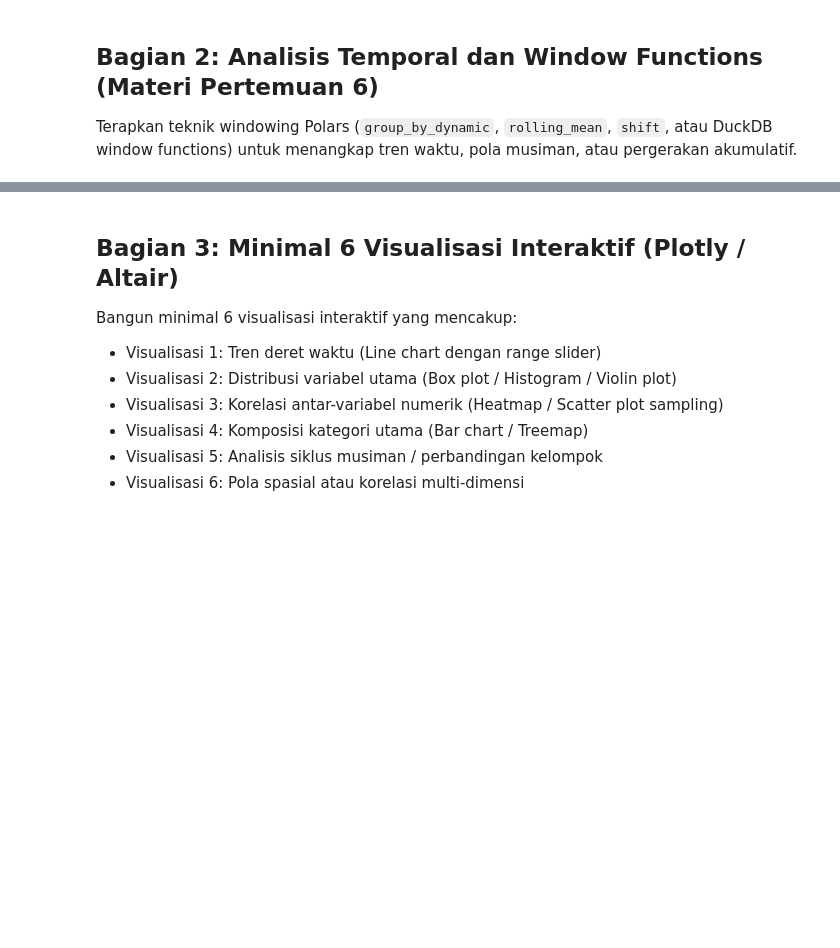
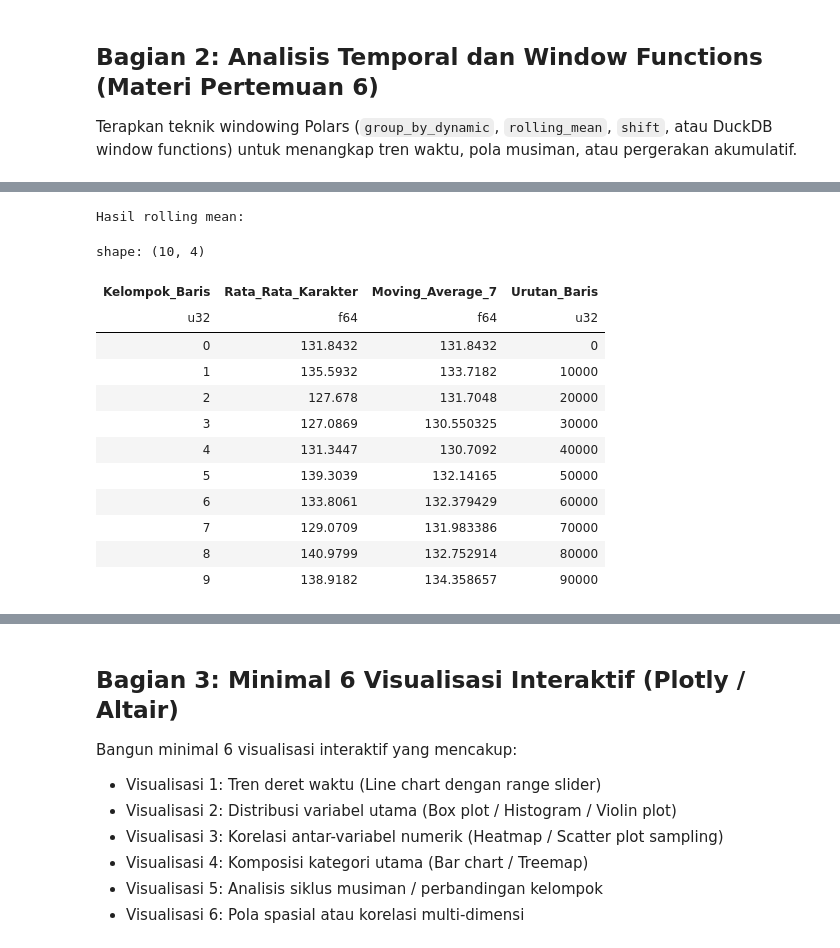
Before and after one commit to dafanusa/tugas1-abd-2026, a Jupyter notebook: notebooks/03_eda_and_insights.ipynb, the cells around one changed output, grey strips where cells are left out. Saved outputs shown, nothing was run; the diff lists cells and outputs as text; code cells hidden in the pictures; blank space fills up the shorter version.

```diff
--- a/notebooks/03_eda_and_insights.ipynb
+++ b/notebooks/03_eda_and_insights.ipynb
@@ -242,0 +315,54 @@ untuk menangkap tren waktu, pola musiman, atau pergerakan akumulatif.
+# %%
+# ============================================================
+# 2.1 ROLLING MEAN DENGAN POLARS
+# ============================================================
+
+BLOCK_SIZE = 10_000
+
+# Menghitung rata-rata panjang teks per blok
+df_rolling = (
+    df.select("Panjang_Karakter")
+    .with_row_index("Index_Baris")
+    .with_columns(
+        (pl.col("Index_Baris") // BLOCK_SIZE)
+        .alias("Kelompok_Baris")
+    )
+    .group_by("Kelompok_Baris")
+    .agg(
+        pl.col("Panjang_Karakter")
+        .mean()
+        .alias("Rata_Rata_Karakter")
+    )
+    .sort("Kelompok_Baris")
+    .with_columns(
+        pl.col("Rata_Rata_Karakter")
+        .rolling_mean(
+            window_size=7,
+            min_samples=1
+        )
+        .alias("Moving_Average_7")
+    )
+    .with_columns(
+        (
+            pl.col("Kelompok_Baris") * BLOCK_SIZE
+        ).alias("Urutan_Baris")
+    )
+)
+
+print("Hasil rolling mean:")
+display(df_rolling.head(10))
+# %% [output]
+Hasil rolling mean:
+shape: (10, 4)
+| Kelompok_Baris | Rata_Rata_Karakter | Moving_Average_7 | Urutan_Baris |
+| u32 | f64 | f64 | u32 |
+| 0 | 131.8432 | 131.8432 | 0 |
+| 1 | 135.5932 | 133.7182 | 10000 |
+| 2 | 127.678 | 131.7048 | 20000 |
+| 3 | 127.0869 | 130.550325 | 30000 |
+| 4 | 131.3447 | 130.7092 | 40000 |
+| 5 | 139.3039 | 132.14165 | 50000 |
+| 6 | 133.8061 | 132.379429 | 60000 |
+| 7 | 129.0709 | 131.983386 | 70000 |
+| 8 | 140.9799 | 132.752914 | 80000 |
+| 9 | 138.9182 | 134.358657 | 90000 |
```
Also changed, not shown: parts of 17 cells of this notebook.
